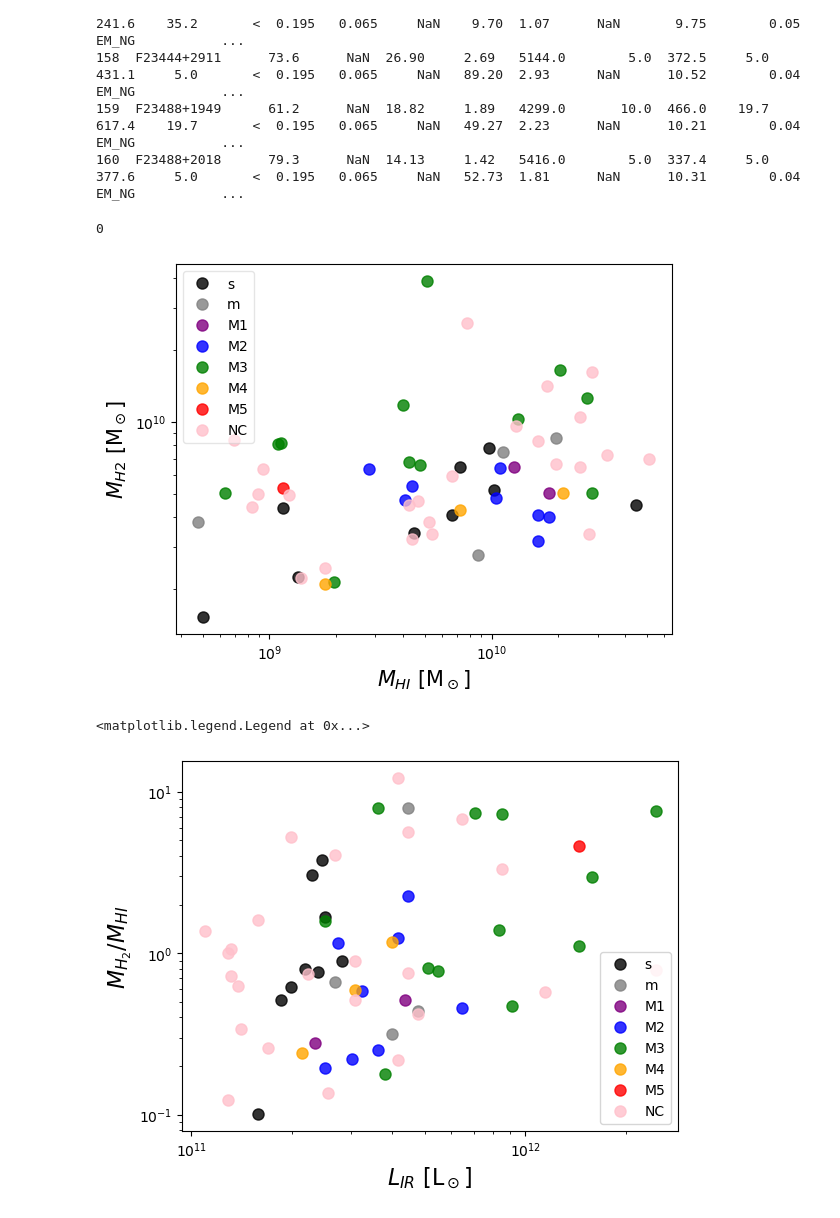
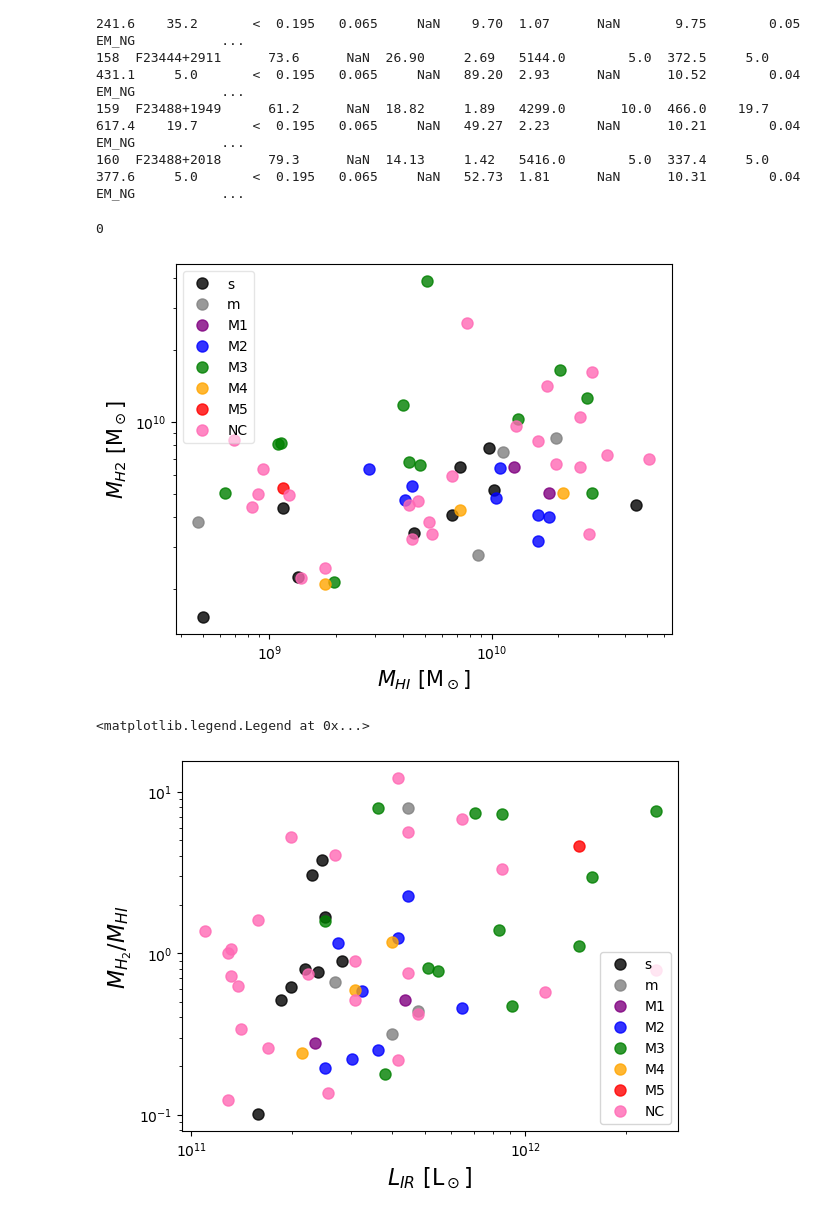
Before and after one commit to MatthewMotuz/GBO_REU, a Jupyter notebook: GOALS/GOALS_v3.ipynb, the cells around one changed output. Drawn from its saved outputs; the diff is of its cells as text; code cells hidden in the pictures.

```diff
--- a/GOALS/GOALS_v3.ipynb
+++ b/GOALS/GOALS_v3.ipynb
@@ -640,34 +640,34 @@ print(df2.to_string())
 # %%
 # Make sure mask and idx are both for df2
 mask = pd.to_numeric(df2['Log(M_HI)'], errors='coerce') > 1
 for type, color, label in [
     ('s', 'k', 's'),
     ('m', 'grey', 'm'),
     ('M1', 'purple', 'M1'),
     ('M2', 'blue', 'M2'),
     ('M3', 'green', 'M3'),
     ('M4', 'orange', 'M4'),
     ('M5', 'red', 'M5'),
 ]:
     idx = df2['Merger State'].astype(str).str.contains(f'^{type}$|^T{type}$', na=False)
     combined = idx & mask
     if combined.any():
             plt.loglog(10**df2['Log(M_HI)'][combined], df2['MH2'][combined], 'o', markersize=8, color=color, alpha=0.8, label=label)
 
 nan_idx = df2['Merger State'].isna() & mask
 if nan_idx.any():
     plt.loglog(10**df2['Log(M_HI)'][nan_idx], df2['MH2'][nan_idx],
-               'o', markersize=8, color='pink', alpha=0.8, label='NC')
+               'o', markersize=8, color='hotpink', alpha=0.8, label='NC')
 
 
 plt.xlabel(r'$M_{H I}$ [M$_\odot$]', fontsize=15)
 plt.ylabel(r'$M_{H 2}$ [M$_\odot$]', fontsize=15)
 plt.legend(loc = 'upper left', framealpha = 0.5)
 
 print(len(df2[df2['MH2'] > 1e12]))
 # %% [output]
 0
-[figure, old version]
+[figure, new version]
 # %%
 mask = pd.to_numeric(df2['Log(M_HI)'], errors='coerce') > 1
 for type, color, label in [
@@ -689,14 +689,14 @@ for type, color, label in [
 nan_idx = df2['Merger State'].isna() & mask
 if nan_idx.any():
     plt.loglog(df2['Lir'][nan_idx], df2['MH2'][nan_idx] / (10**df2['Log(M_HI)'][nan_idx]),
-               'o', markersize=8, color='pink', alpha=0.8, label='NC')
+               'o', markersize=8, color='hotpink', alpha=0.8, label='NC')
 
 plt.xlabel(r'$L_{IR}$ [L$_\odot$]', fontsize=16)
 plt.ylabel(r'$M_{H _2}/M_{HI}$', fontsize=16)
 plt.legend()
 # %% [output]
 <matplotlib.legend.Legend at 0x...>
-[figure, old version]
+[figure, new version]
 # %%
 my_xticks = ['NC','s', 'm', 'M1', 'M2', 'M3', 'M4', 'M5']
 x = [1, 3, 5, 7, 9, 11, 13, 15]
```
Also changed, not shown: parts of 1 cell of this notebook.
